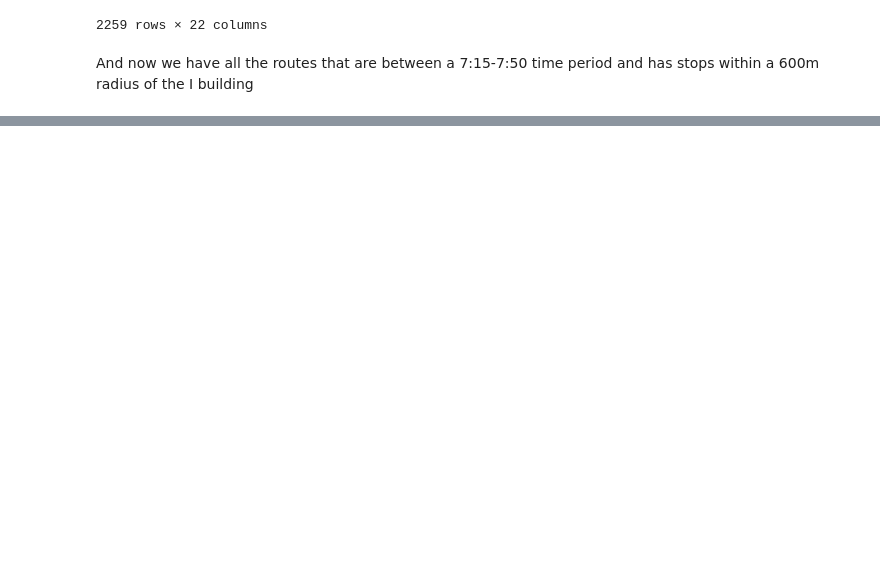
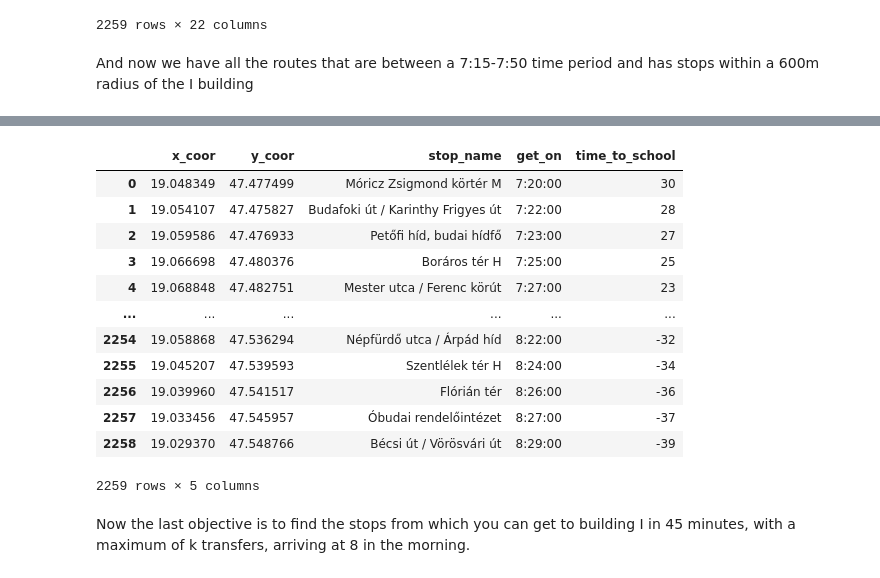
Before and after one commit to BGera89/Big_Data_Homework, a Jupyter notebook: final_submission.ipynb, the cells around one changed output, grey strips where cells are left out. Saved outputs shown, nothing was run; the diff lists cells and outputs as text; code cells hidden in the pictures; blank space fills up the shorter version.

```diff
--- a/final_submission.ipynb
+++ b/final_submission.ipynb
@@ -325,0 +368,8 @@ pathways_7_8.to_csv("path_ways_7_8.csv",index=False)
+# %%
+geometry_x_tuple=tuple(geometry_x)
+geometry_y_tuple=tuple(geometry_y)
+geometry_df=pd.DataFrame({
+    'x_coor':geometry_x_tuple,
+    'y_coor':geometry_y_tuple,
+    'stop_name':pathways_7_8['stop_name']
+})
@@ -325,0 +382,22 @@ pathways_7_8.to_csv("path_ways_7_8.csv",index=False)
+# %%
+#7:50 is 28200 in seconds
+t_to_school=[]
+for t in ido:
+    t_to_school.append(int((28200-t)/60))
+geometry_df['time_to_school']=t_to_school
+# %%
+geometry_df
+# %% [output]
+|  | x_coor | y_coor | stop_name | get_on | time_to_school |
+| 0 | 19.048349 | 47.477499 | Móricz Zsigmond körtér M | 7:20:00 | 30 |
+| 1 | 19.054107 | 47.475827 | Budafoki út / Karinthy Frigyes út | 7:22:00 | 28 |
+| 2 | 19.059586 | 47.476933 | Petőfi híd, budai hídfő | 7:23:00 | 27 |
+| 3 | 19.066698 | 47.480376 | Boráros tér H | 7:25:00 | 25 |
+| 4 | 19.068848 | 47.482751 | Mester utca / Ferenc körút | 7:27:00 | 23 |
+| ... | ... | ... | ... | ... | ... |
+| 2254 | 19.058868 | 47.536294 | Népfürdő utca / Árpád híd | 8:22:00 | -32 |
+| 2255 | 19.045207 | 47.539593 | Szentlélek tér H | 8:24:00 | -34 |
+| 2256 | 19.039960 | 47.541517 | Flórián tér | 8:26:00 | -36 |
+| 2257 | 19.033456 | 47.545957 | Óbudai rendelőintézet | 8:27:00 | -37 |
+| 2258 | 19.029370 | 47.548766 | Bécsi út / Vörösvári út | 8:29:00 | -39 |
+2259 rows × 5 columns
@@ -325,0 +454,2 @@ pathways_7_8.to_csv("path_ways_7_8.csv",index=False)
+# %% [markdown]
+Now the last objective is to find the stops from which you can get to building I in 45 minutes, with a maximum of k transfers, arriving at 8 in the morning.
```
Also changed, not shown: parts of 13 cells of this notebook, 2 other files.
